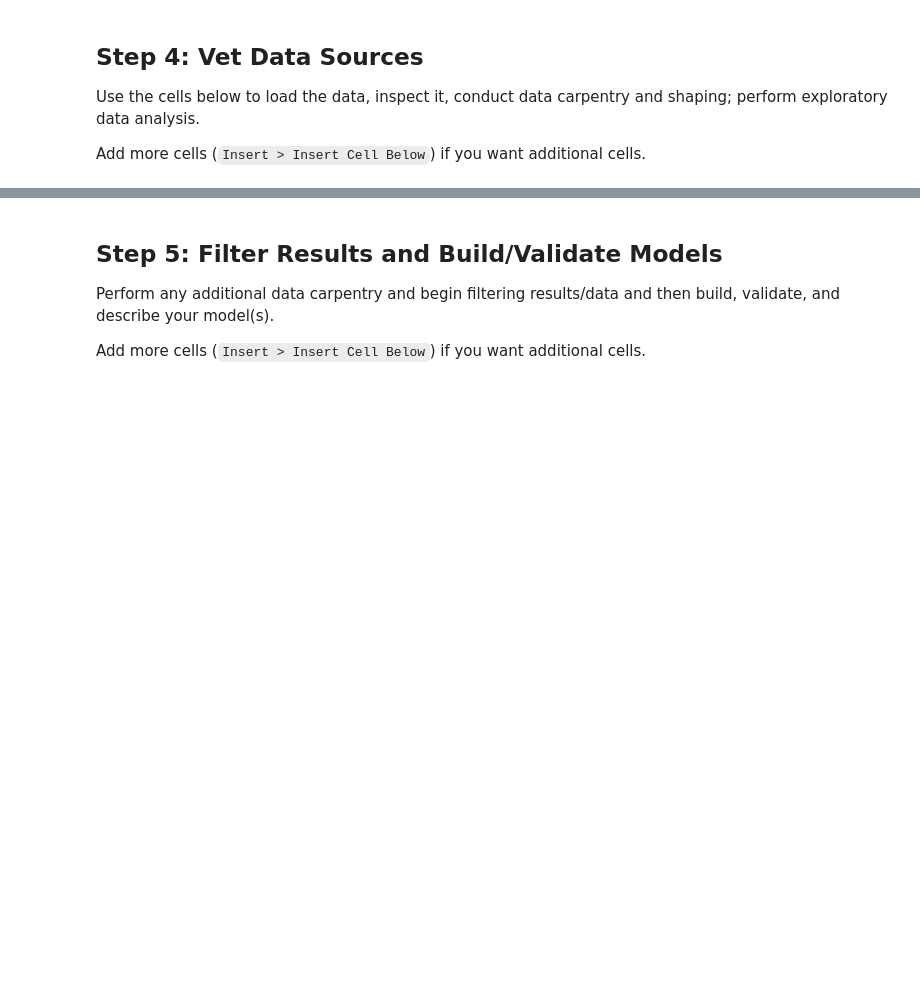
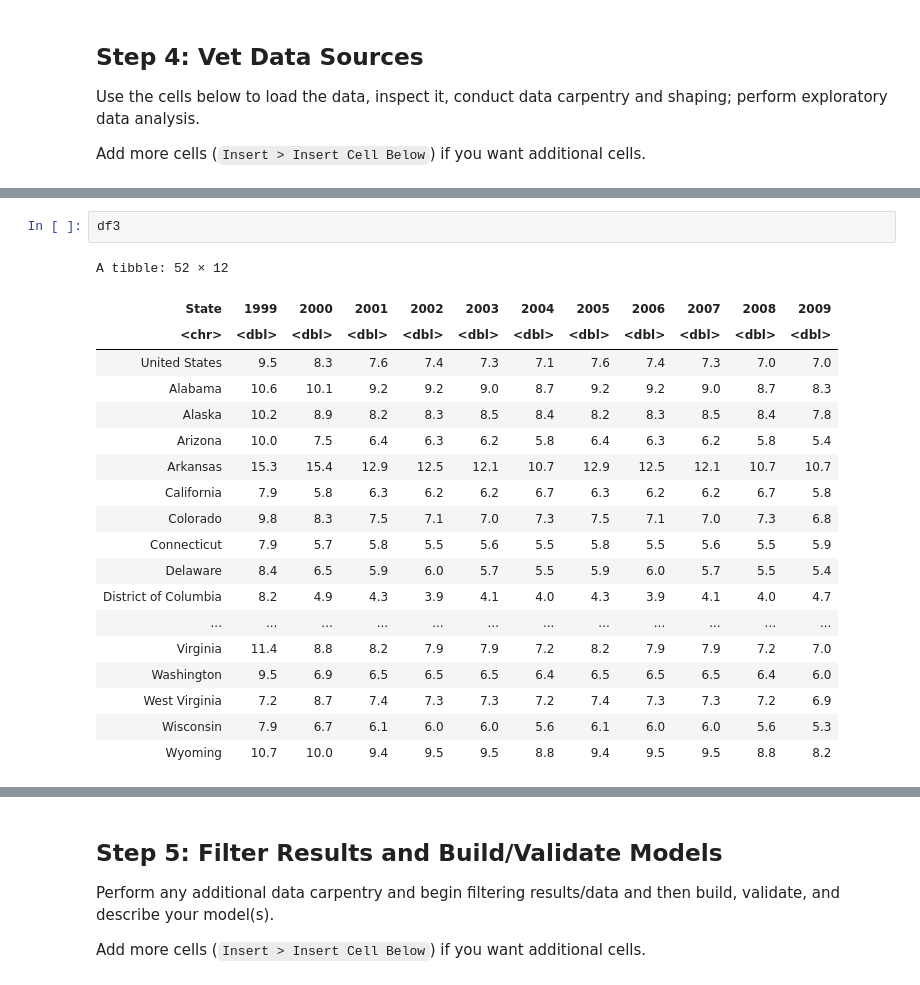
Before and after one commit to SteeltownRiot/DSA, a Jupyter notebook: DSA-7010/Module 8 - Storytelling with Data/Final_Project_Story.ipynb, the cells around one changed output, grey strips where cells are left out. Cells and saved outputs as stored; diff of their text form; blank space fills up the shorter version.

```diff
--- a/DSA-7010/Module 8 - Storytelling with Data/Final_Project_Story.ipynb
+++ b/DSA-7010/Module 8 - Storytelling with Data/Final_Project_Story.ipynb
@@ -123,0 +312,22 @@ FileNotFoundError: [Errno 2] No such file or directory: '/f21dsa7010_jch5x8/modu
+# %%
+df3
+# %% [output]
+A tibble: 52 × 12
+| State | 1999 | 2000 | 2001 | 2002 | 2003 | 2004 | 2005 | 2006 | 2007 | 2008 | 2009 |
+| <chr> | <dbl> | <dbl> | <dbl> | <dbl> | <dbl> | <dbl> | <dbl> | <dbl> | <dbl> | <dbl> | <dbl> |
+| United States | 9.5 | 8.3 | 7.6 | 7.4 | 7.3 | 7.1 | 7.6 | 7.4 | 7.3 | 7.0 | 7.0 |
+| Alabama | 10.6 | 10.1 | 9.2 | 9.2 | 9.0 | 8.7 | 9.2 | 9.2 | 9.0 | 8.7 | 8.3 |
+| Alaska | 10.2 | 8.9 | 8.2 | 8.3 | 8.5 | 8.4 | 8.2 | 8.3 | 8.5 | 8.4 | 7.8 |
+| Arizona | 10.0 | 7.5 | 6.4 | 6.3 | 6.2 | 5.8 | 6.4 | 6.3 | 6.2 | 5.8 | 5.4 |
+| Arkansas | 15.3 | 15.4 | 12.9 | 12.5 | 12.1 | 10.7 | 12.9 | 12.5 | 12.1 | 10.7 | 10.7 |
+| California | 7.9 | 5.8 | 6.3 | 6.2 | 6.2 | 6.7 | 6.3 | 6.2 | 6.2 | 6.7 | 5.8 |
+| Colorado | 9.8 | 8.3 | 7.5 | 7.1 | 7.0 | 7.3 | 7.5 | 7.1 | 7.0 | 7.3 | 6.8 |
+| Connecticut | 7.9 | 5.7 | 5.8 | 5.5 | 5.6 | 5.5 | 5.8 | 5.5 | 5.6 | 5.5 | 5.9 |
+| Delaware | 8.4 | 6.5 | 5.9 | 6.0 | 5.7 | 5.5 | 5.9 | 6.0 | 5.7 | 5.5 | 5.4 |
+| District of Columbia | 8.2 | 4.9 | 4.3 | 3.9 | 4.1 | 4.0 | 4.3 | 3.9 | 4.1 | 4.0 | 4.7 |
+| ... | ... | ... | ... | ... | ... | ... | ... | ... | ... | ... | ... |
+| Virginia | 11.4 | 8.8 | 8.2 | 7.9 | 7.9 | 7.2 | 8.2 | 7.9 | 7.9 | 7.2 | 7.0 |
+| Washington | 9.5 | 6.9 | 6.5 | 6.5 | 6.5 | 6.4 | 6.5 | 6.5 | 6.5 | 6.4 | 6.0 |
+| West Virginia | 7.2 | 8.7 | 7.4 | 7.3 | 7.3 | 7.2 | 7.4 | 7.3 | 7.3 | 7.2 | 6.9 |
+| Wisconsin | 7.9 | 6.7 | 6.1 | 6.0 | 6.0 | 5.6 | 6.1 | 6.0 | 6.0 | 5.6 | 5.3 |
+| Wyoming | 10.7 | 10.0 | 9.4 | 9.5 | 9.5 | 8.8 | 9.4 | 9.5 | 9.5 | 8.8 | 8.2 |
```
Also changed, not shown: parts of 25 cells of this notebook, 12 other files.
